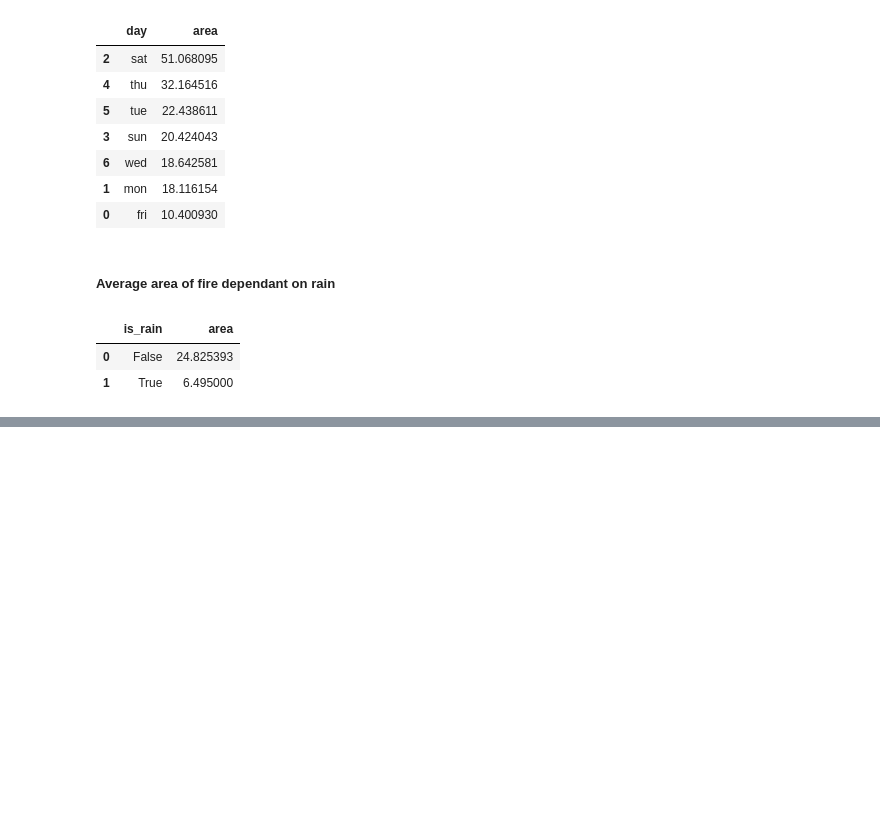
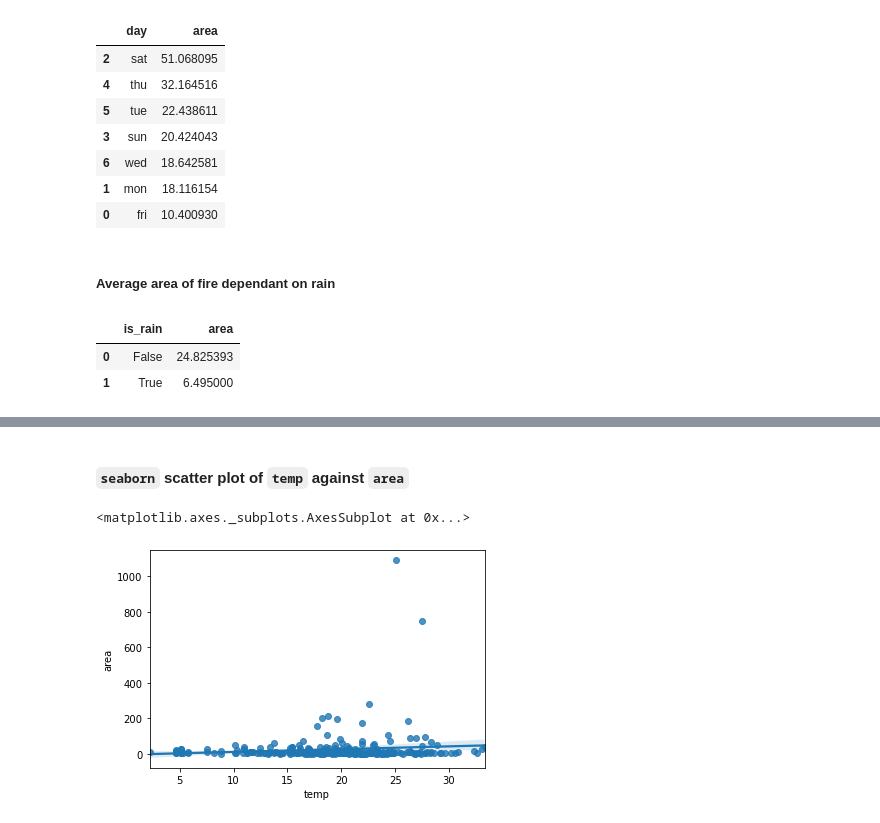
Before and after one commit to miles-drake/codeclan-homework-md, a Jupyter notebook: week-12/day-2-python-analysis-homework/forest-fires.ipynb, the cells around one changed output, grey strips where cells are left out. Drawn from its saved outputs; the diff is of its cells as text; code cells hidden in the pictures; blank space fills up the shorter version.

```diff
--- a/week-12/day-2-python-analysis-homework/forest-fires.ipynb
+++ b/week-12/day-2-python-analysis-homework/forest-fires.ipynb
@@ -147,0 +183,7 @@ fires.groupby("is_rain")["area"].mean().reset_index().sort_values("area", ascend
+# %% [markdown]
+#### `seaborn` scatter plot of `temp` against `area`
+# %%
+sns.regplot(x = "temp", y = "area", data = fires)
+# %% [output]
+<matplotlib.axes._subplots.AxesSubplot at 0x...>
+[figure, added]
```
Also changed, not shown: parts of 11 cells of this notebook.
